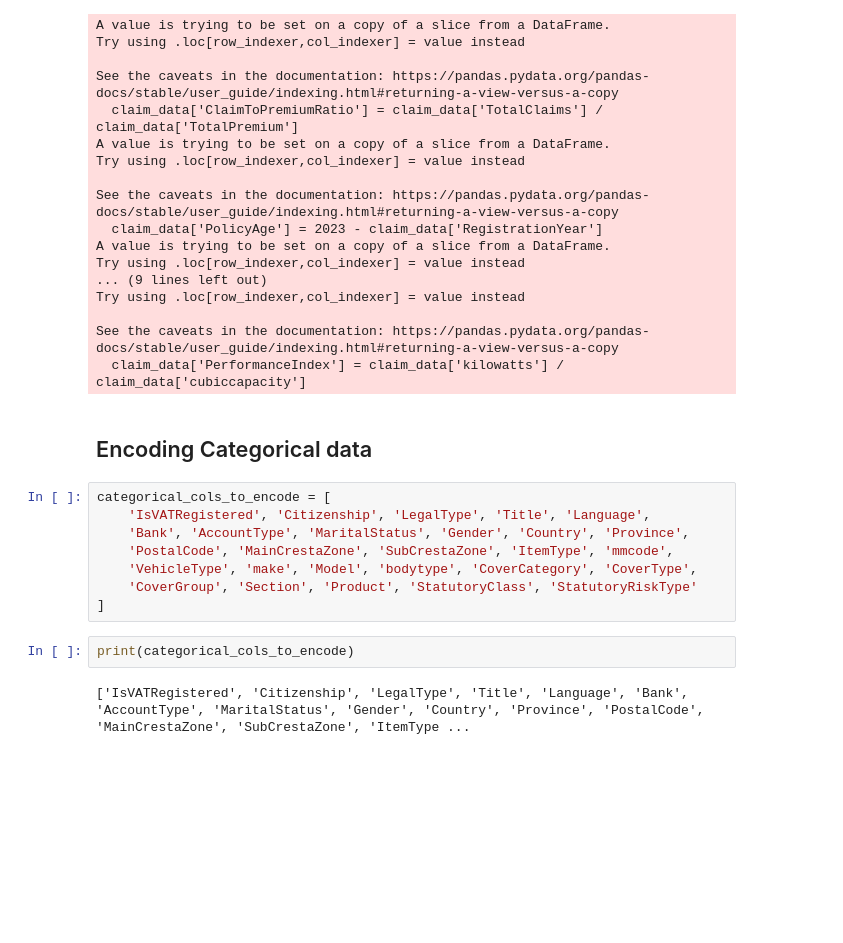
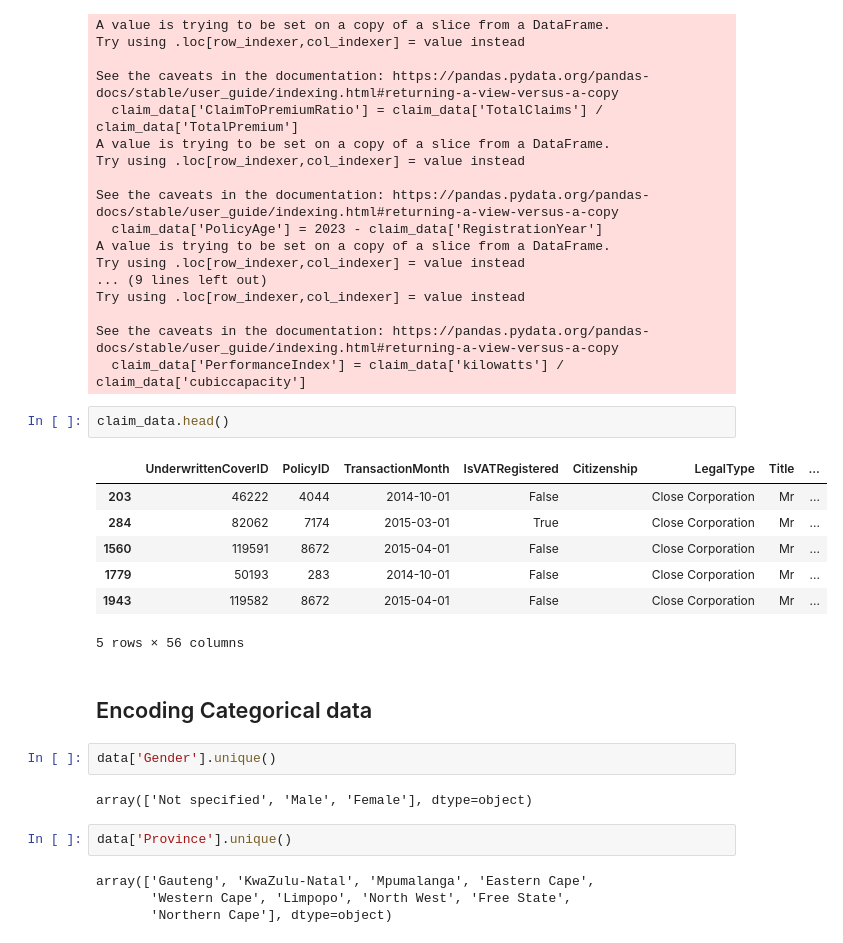
Before and after one commit to Samrizee/End-to-End-Insurance-Risk-Analytics-Predictive-Modeling, a Jupyter notebook: notebooks/StatisticalModeling.ipynb, the cells around one changed output. Drawn from its saved outputs; the diff is of its cells as text; blank space fills up the shorter version.

```diff
--- a/notebooks/StatisticalModeling.ipynb
+++ b/notebooks/StatisticalModeling.ipynb
@@ -88,17 +88,25 @@ Try using .loc[row_indexer,col_indexer] = value instead
 
 See the caveats in the documentation: https://pandas.pydata.org/pandas-docs/stable/user_guide/indexing.html#returning-a-view-versus-a-copy
   claim_data['PerformanceIndex'] = claim_data['kilowatts'] / claim_data['cubiccapacity']
+# %%
+claim_data.head()
+# %% [output]
+|  | UnderwrittenCoverID | PolicyID | TransactionMonth | IsVATRegistered | Citizenship | LegalType | Title | ... |
+| 203 | 46222 | 4044 | 2014-10-01 | False |  | Close Corporation | Mr | ... |
+| 284 | 82062 | 7174 | 2015-03-01 | True |  | Close Corporation | Mr | ... |
+| 1560 | 119591 | 8672 | 2015-04-01 | False |  | Close Corporation | Mr | ... |
+| 1779 | 50193 | 283 | 2014-10-01 | False |  | Close Corporation | Mr | ... |
+| 1943 | 119582 | 8672 | 2015-04-01 | False |  | Close Corporation | Mr | ... |
+5 rows × 56 columns
 # %% [markdown]
 ## Encoding Categorical data
-# %%
-categorical_cols_to_encode = [
-    'IsVATRegistered', 'Citizenship', 'LegalType', 'Title', 'Language',
-    'Bank', 'AccountType', 'MaritalStatus', 'Gender', 'Country', 'Province',
-    'PostalCode', 'MainCrestaZone', 'SubCrestaZone', 'ItemType', 'mmcode',
-    'VehicleType', 'make', 'Model', 'bodytype', 'CoverCategory', 'CoverType',
-    'CoverGroup', 'Section', 'Product', 'StatutoryClass', 'StatutoryRiskType'
-]
-# %%
-print(categorical_cols_to_encode)
-# %% [output]
-['IsVATRegistered', 'Citizenship', 'LegalType', 'Title', 'Language', 'Bank', 'AccountType', 'MaritalStatus', 'Gender', 'Country', 'Province', 'PostalCode', 'MainCrestaZone', 'SubCrestaZone', 'ItemType ...
+# %%
+data['Gender'].unique()
+# %% [output]
+array(['Not specified', 'Male', 'Female'], dtype=object)
+# %%
+data['Province'].unique()
+# %% [output]
+array(['Gauteng', 'KwaZulu-Natal', 'Mpumalanga', 'Eastern Cape',
+       'Western Cape', 'Limpopo', 'North West', 'Free State',
+       'Northern Cape'], dtype=object)
```
Also changed, not shown: parts of 7 cells of this notebook, 1 other file.
